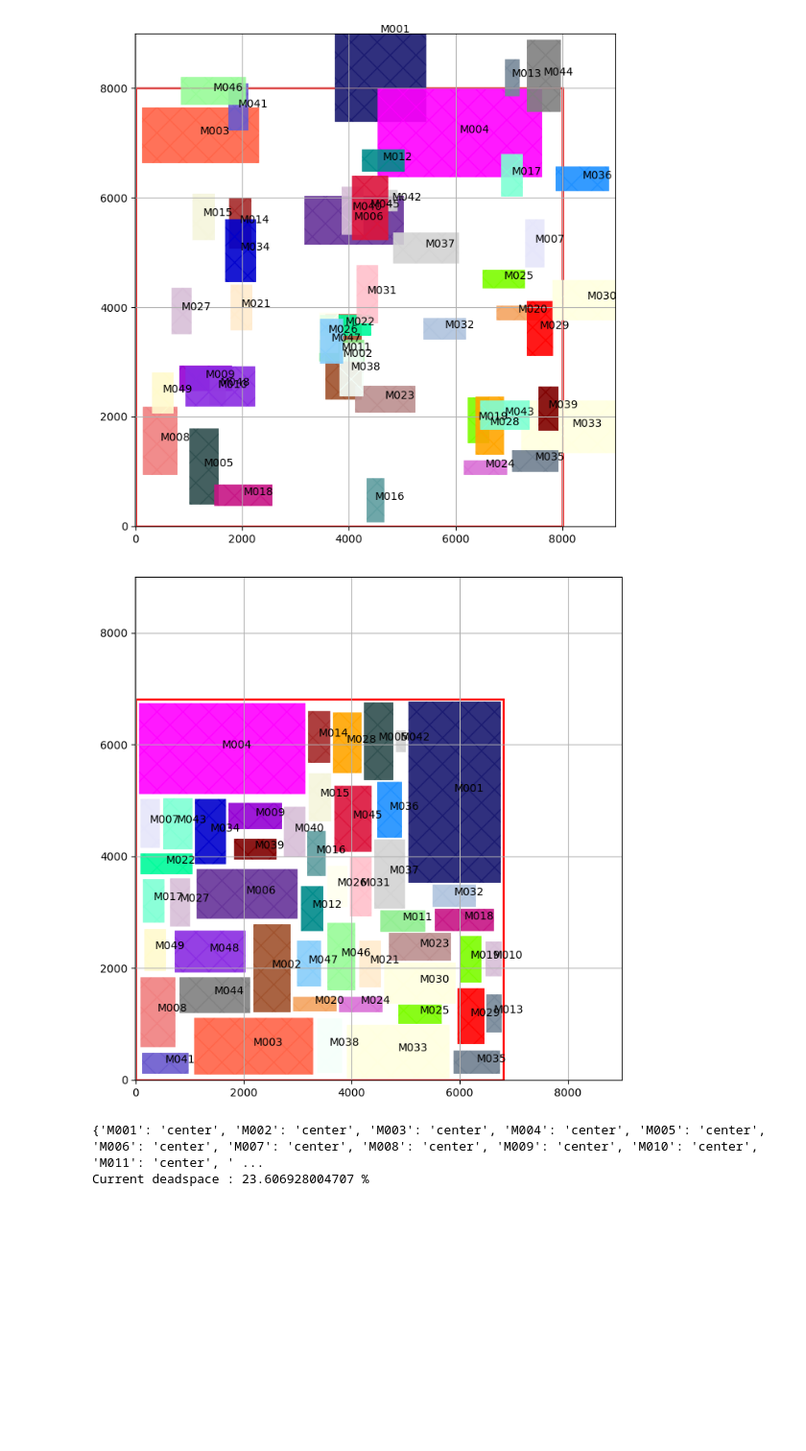
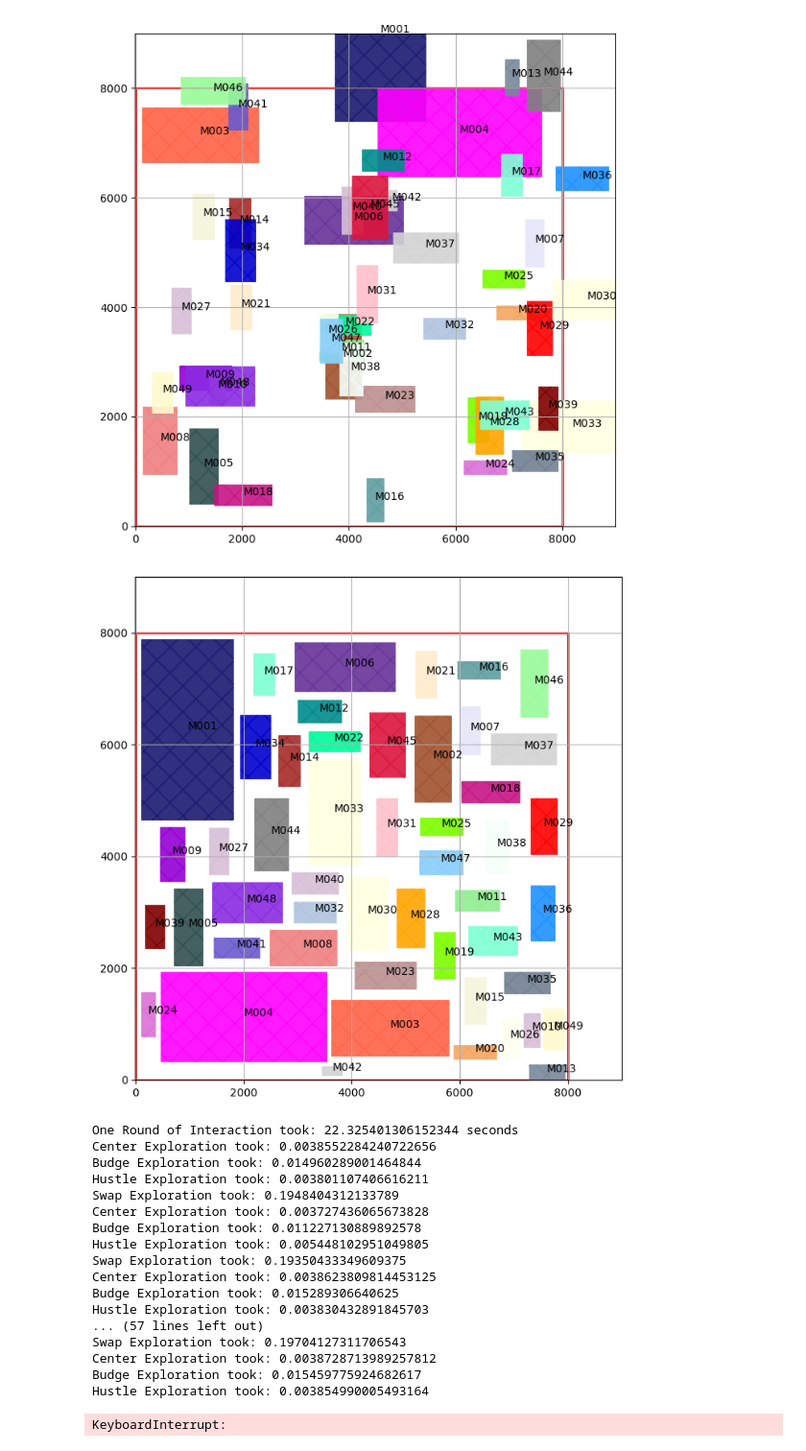
Before and after one commit to TiMo3654/abf, a Jupyter notebook: yal_read_test.ipynb, the cells around one changed output. Shown at 96% size. Drawn from its saved outputs; the diff is of its cells as text; code cells hidden in the pictures; blank space fills up the shorter version.

```diff
--- a/yal_read_test.ipynb
+++ b/yal_read_test.ipynb
@@ -43,34 +43,53 @@ participants            = determine_initial_conditions(p, layout_zone, conciliat
 # %%
 while True:
 
-    participants    = one_round_of_interaction(participants, layout_zone, 'interference', conciliation_quota, critical_amount)
+    participants, runtime    = one_round_of_interaction(participants, layout_zone, 'interference', conciliation_quota, critical_amount)
 
     plot_participants(layout_zone, participants, 9000, 9000)
+
+    print('One Round of Interaction took: ' + str(runtime) + ' seconds')
+
 
     last_moves = {key : value['last-move'] for key,value in participants.items()}
 
     moves = list(last_moves.values())
 
-    print(last_moves)
+    #print(last_moves)
 
-    if moves.count('center') + moves.count('linger') == len(participants):
+    if moves.count('linger') == len(participants):
 
         ds = calculate_dead_space(participants, layout_zone)
 
         print('Current deadspace : ' + str(ds) + ' %')
 
         if ds < 25:
             break
 
         else:
             layout_zone         = scale_layout_zone(layout_zone, 0.99)
 
             participants        = reset_after_tightening(participants)
 
 
 
     # Minimum distance to large!
 # %% [output]
-[figure, old version]
+[figure, new version]
-{'M001': 'center', 'M002': 'center', 'M003': 'center', 'M004': 'center', 'M005': 'center', 'M006': 'center', 'M007': 'center', 'M008': 'center', 'M009': 'center', 'M010': 'center', 'M011': 'center', ' ...
-Current deadspace : 23.606928004707 %
+One Round of Interaction took: 22.325401306152344 seconds
+Center Exploration took: 0.0038552284240722656
+Budge Exploration took: 0.014960289001464844
+Hustle Exploration took: 0.003801107406616211
+Swap Exploration took: 0.1948404312133789
+Center Exploration took: 0.003727436065673828
+Budge Exploration took: 0.011227130889892578
+Hustle Exploration took: 0.005448102951049805
+Swap Exploration took: 0.19350433349609375
+Center Exploration took: 0.0038623809814453125
+Budge Exploration took: 0.015289306640625
+Hustle Exploration took: 0.003830432891845703
+... (57 lines left out)
+Swap Exploration took: 0.19704127311706543
+Center Exploration took: 0.0038728713989257812
+Budge Exploration took: 0.015459775924682617
+Hustle Exploration took: 0.003854990005493164
+KeyboardInterrupt:
```
Also changed, not shown: 5 other files.
